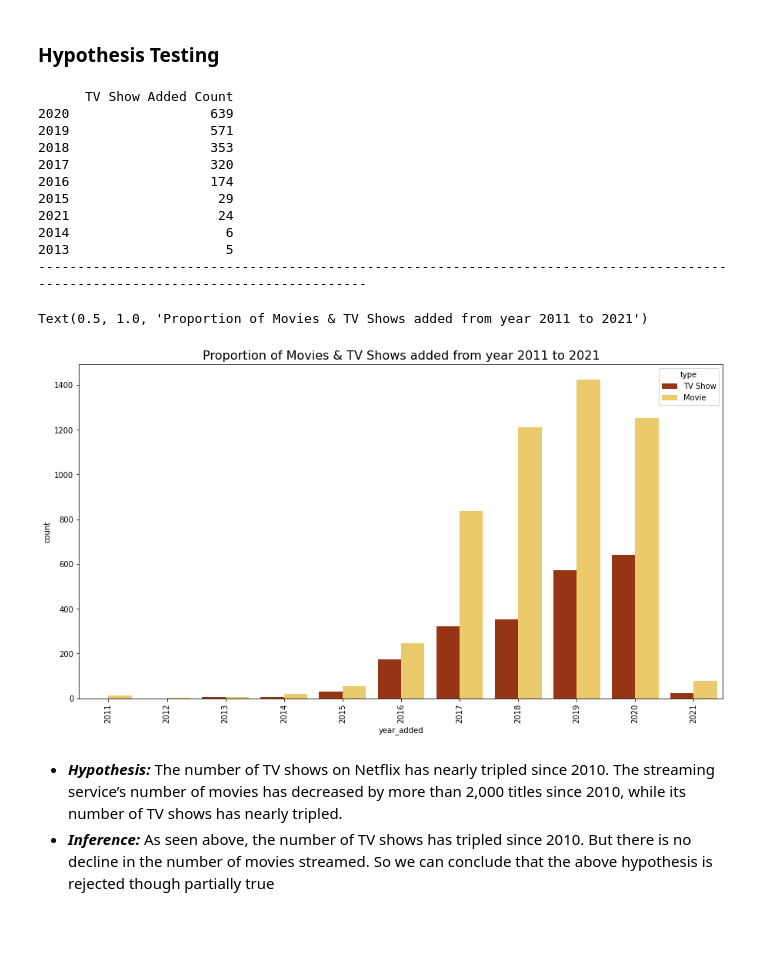
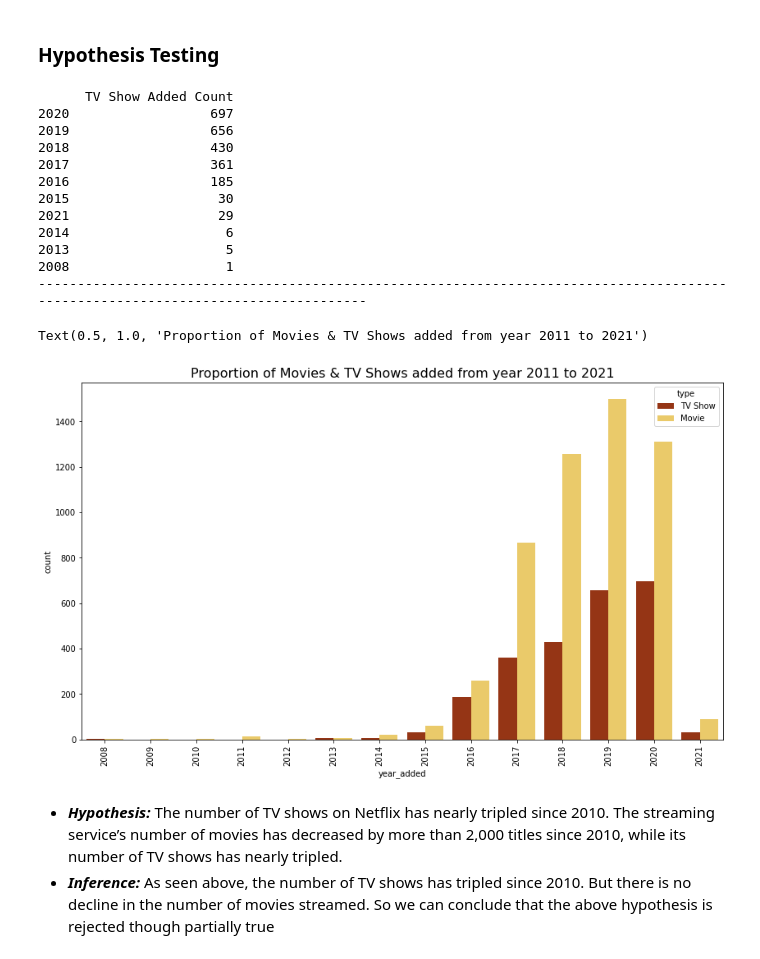
Before and after one commit to krishna9734/Netflix-Movies-And-Tv-Shows-Clustering, a Jupyter notebook: Netflix_Movies_And_Tv_Shows_Clustering_Notebook.ipynb, the cells around one changed output. Saved outputs shown, nothing was run; the diff lists cells and outputs as text; code cells hidden in the pictures; blank space fills up the shorter version.

```diff
--- a/Netflix_Movies_And_Tv_Shows_Clustering_Notebook.ipynb
+++ b/Netflix_Movies_And_Tv_Shows_Clustering_Notebook.ipynb
@@ -242,6 +246,10 @@ netflix_df.nunique().to_frame(name = 'Unique Values')
 | month_added | 12 |
 | month_name_added | 12 |
 | country_new | 81 |
+# %%
+netflix_df['rating'].replace(np.nan, 'TV-MA',inplace  = True)
+netflix_df['country'].replace(np.nan, 'United States',inplace  = True)
+netflix_df['cast'].replace(np.nan, 'missing info',inplace  = True)
 # %%
 # Display the two types of netflix records
 netflix_df.type.unique()
@@ -447,9 +444,7 @@ netflix_df.isnull().sum().to_frame(name = 'Null Values')
 # %%
 # Changing dtypes for date columns
 netflix_df['date_added']=pd.to_datetime(netflix_df['date_added'])
-netflix_df['release_year']=pd.to_datetime(netflix_df['release_year'])
 # %%
 # Adding new features for year and month values
 netflix_df['year_added'] = netflix_df['date_added'].dt.year
 netflix_df['month_added'] = netflix_df['date_added'].dt.month
-netflix_df['month_name_added']=netflix_df['date_added'].dt.month_name()
@@ -767,28 +773,29 @@ Here, Most of the streamed TV Shows seems to have only one season. Shows that go
 ### Hypothesis Testing
 # %%
 # Checking counts of tv shows streamed during th eyears 2010 to 2021
-recent_years_added_tv = recent_years_added[recent_years_added['type'] == 'TV Show']
+recent_years_added_tv = netflix_df[netflix_df['type'] == 'TV Show']
 print(recent_years_added_tv.year_added.value_counts().to_frame(name = 'TV Show Added Count'))
 print('-'*130)
 # Checking overall year_added analysis for both TV Shows & Movies through countplot
-plt.figure(figsize=(15,8))
-sns.countplot(recent_years_added["year_added"],hue=recent_years_added["type"],palette = "afmhot")
+plt.figure(figsize=(14,8))
+sns.countplot(netflix_df["year_added"],hue=netflix_df["type"],palette = "afmhot")
 plt.xticks(rotation = 90)
 plt.title("Proportion of Movies & TV Shows added from year 2011 to 2021",fontsize='16')
 # %% [output]
       TV Show Added Count
-2020                  639
-2019                  571
-2018                  353
-2017                  320
-2016                  174
-2015                   29
-2021                   24
+2020                  697
+2019                  656
+2018                  430
+2017                  361
+2016                  185
+2015                   30
+2021                   29
 2014                    6
 2013                    5
+2008                    1
 ----------------------------------------------------------------------------------------------------------------------------------
 Text(0.5, 1.0, 'Proportion of Movies & TV Shows added from year 2011 to 2021')
-[figure, old version]
+[figure, new version]
 # %% [markdown]
 *   ***Hypothesis:*** The number of TV shows on Netflix has nearly tripled since 2010. The streaming service’s number of movies has decreased by more than 2,000 titles since 2010, while its number of TV shows has nearly tripled.
 *   ***Inference:*** As seen above, the number of TV shows has tripled since 2010. But there is no decline in the number of movies streamed. So we can conclude that the above hypothesis is rejected though partially true
```
Also changed, not shown: parts of 46 cells of this notebook.
